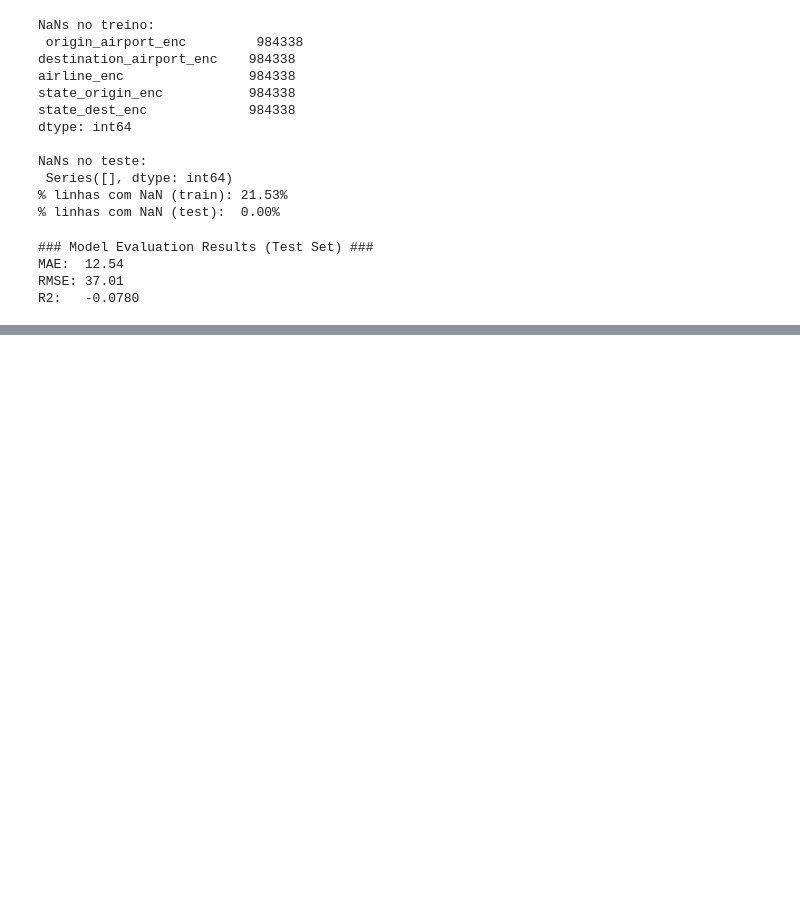
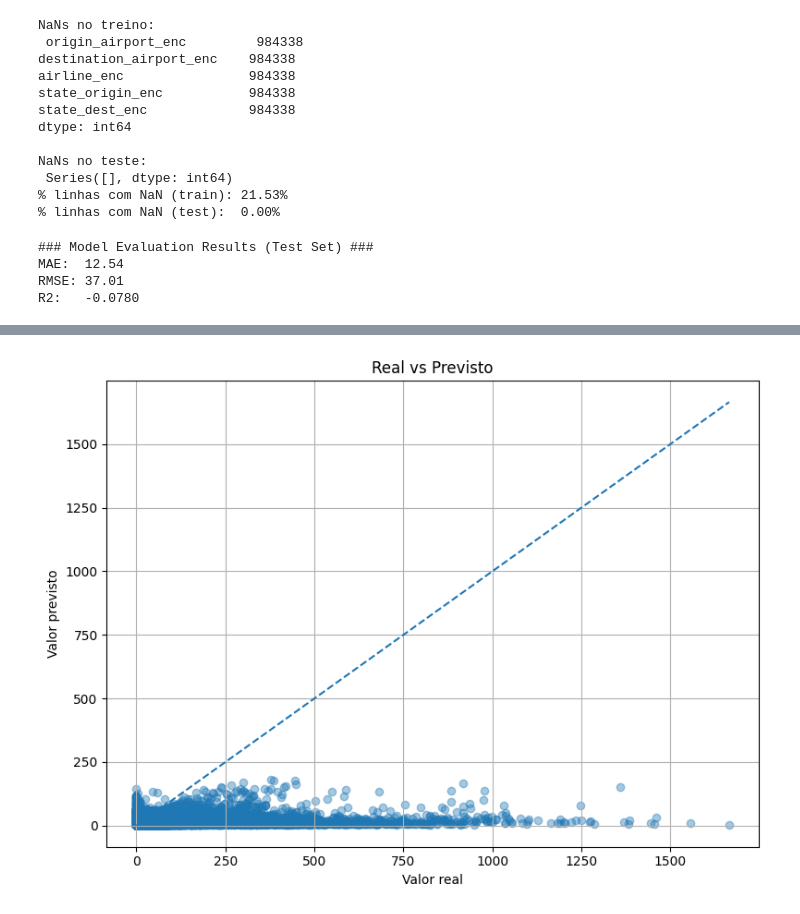
Before and after one commit to GuilhermeDellatin/fiap-machine-learning-tech-challenge-3, a Jupyter notebook: flight-regression.ipynb, the cells around one changed output, grey strips where cells are left out. Cells and saved outputs as stored; diff of their text form; code cells hidden in the pictures; blank space fills up the shorter version.

```diff
--- a/flight-regression.ipynb
+++ b/flight-regression.ipynb
@@ -291,0 +340,22 @@ mae_by_band
+# %%
+import matplotlib.pyplot as plt
+import numpy as np
+
+plt.figure(figsize=(8, 6))
+
+plt.scatter(y_test, y_pred, alpha=0.4)
+
+# linha y = x
+min_val = min(y_test.min(), y_pred.min())
+max_val = max(y_test.max(), y_pred.max())
+plt.plot([min_val, max_val], [min_val, max_val], linestyle='--')
+
+plt.xlabel("Valor real")
+plt.ylabel("Valor previsto")
+plt.title("Real vs Previsto")
+
+plt.grid(True)
+plt.tight_layout()
+plt.show()
+# %% [output]
+[figure, added]
```
Also changed, not shown: parts of 13 cells of this notebook.
